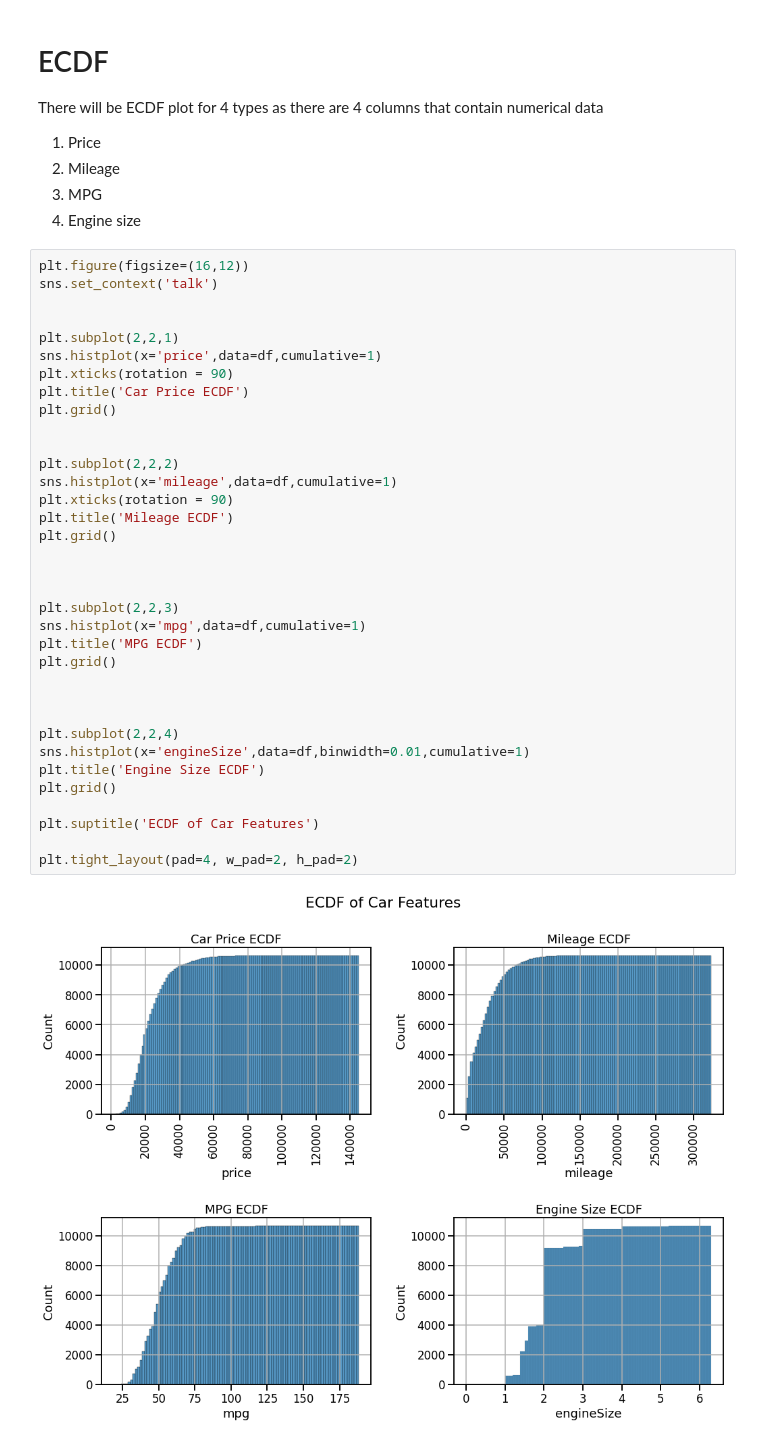
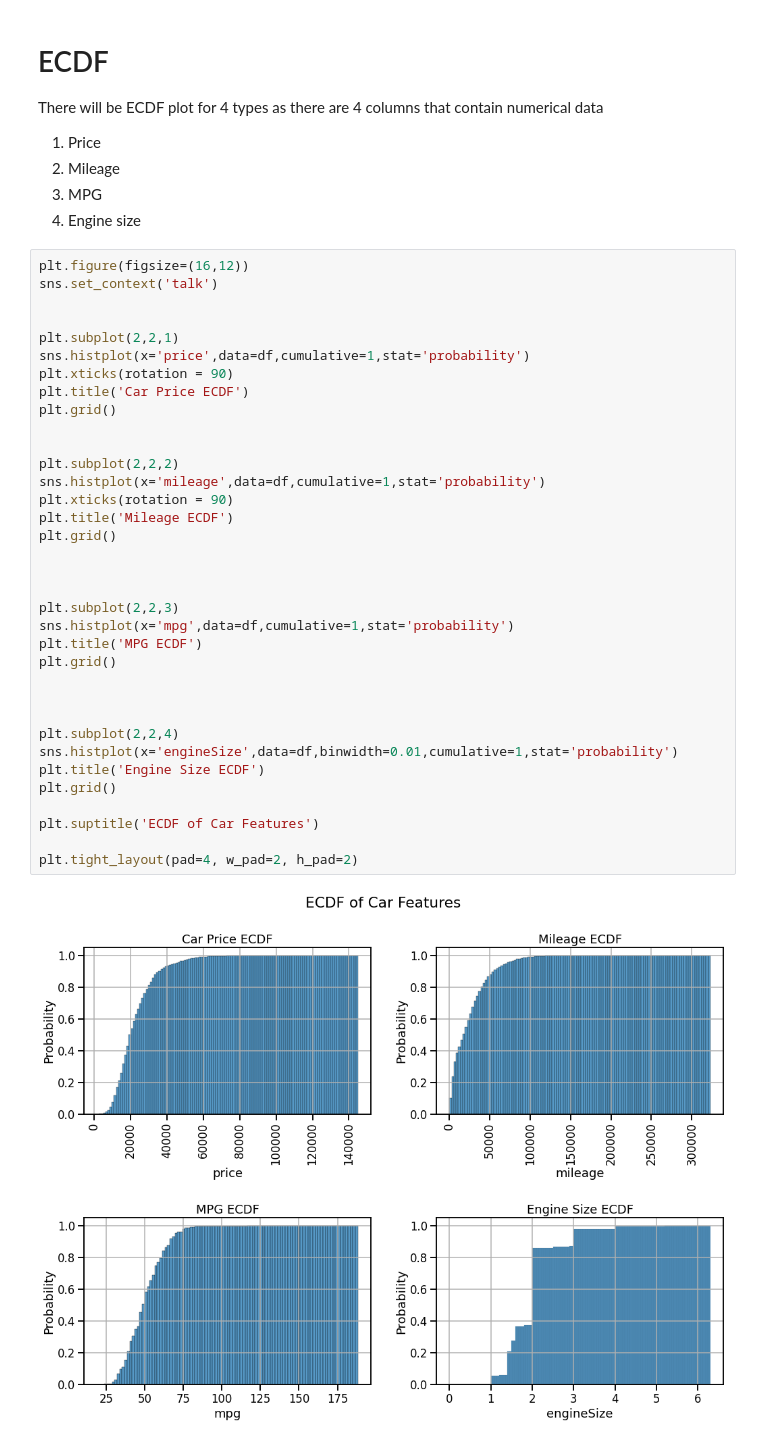
Before and after one commit to ahsanul-islam/Audi_used_car_analysis, a Jupyter notebook: audi_used_car_EDA.ipynb, the cells around one changed output. Saved outputs shown, nothing was run; the diff lists cells and outputs as text.

```diff
--- a/audi_used_car_EDA.ipynb
+++ b/audi_used_car_EDA.ipynb
@@ -335,37 +335,37 @@ plt.figure(figsize=(16,12))
 sns.set_context('talk')
 
 
 plt.subplot(2,2,1)
-sns.histplot(x='price',data=df,cumulative=1)
+sns.histplot(x='price',data=df,cumulative=1,stat='probability')
 plt.xticks(rotation = 90)
 plt.title('Car Price ECDF')
 plt.grid()
 
 
 plt.subplot(2,2,2)
-sns.histplot(x='mileage',data=df,cumulative=1)
+sns.histplot(x='mileage',data=df,cumulative=1,stat='probability')
 plt.xticks(rotation = 90)
 plt.title('Mileage ECDF')
 plt.grid()
 
 
 
 plt.subplot(2,2,3)
-sns.histplot(x='mpg',data=df,cumulative=1)
+sns.histplot(x='mpg',data=df,cumulative=1,stat='probability')
 plt.title('MPG ECDF')
 plt.grid()
 
 
 
 plt.subplot(2,2,4)
-sns.histplot(x='engineSize',data=df,binwidth=0.01,cumulative=1)
+sns.histplot(x='engineSize',data=df,binwidth=0.01,cumulative=1,stat='probability')
 plt.title('Engine Size ECDF')
 plt.grid()
 
 plt.suptitle('ECDF of Car Features')
 
 plt.tight_layout(pad=4, w_pad=2, h_pad=2)
 # %% [output]
-[figure, old version]
+[figure, new version]
 # %% [markdown]
 ## Observations from the ECDF
```
Also changed, not shown: parts of 2 cells of this notebook.
